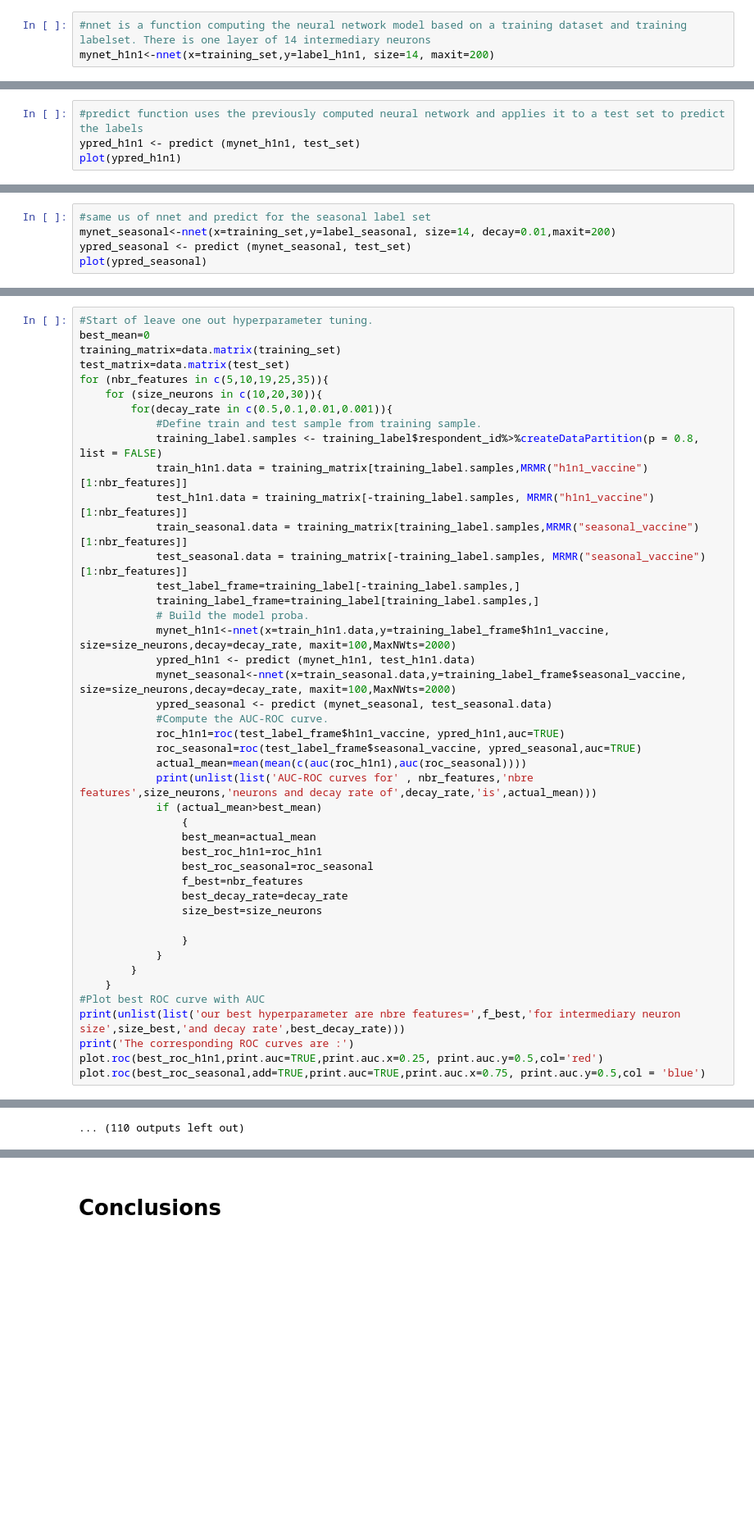
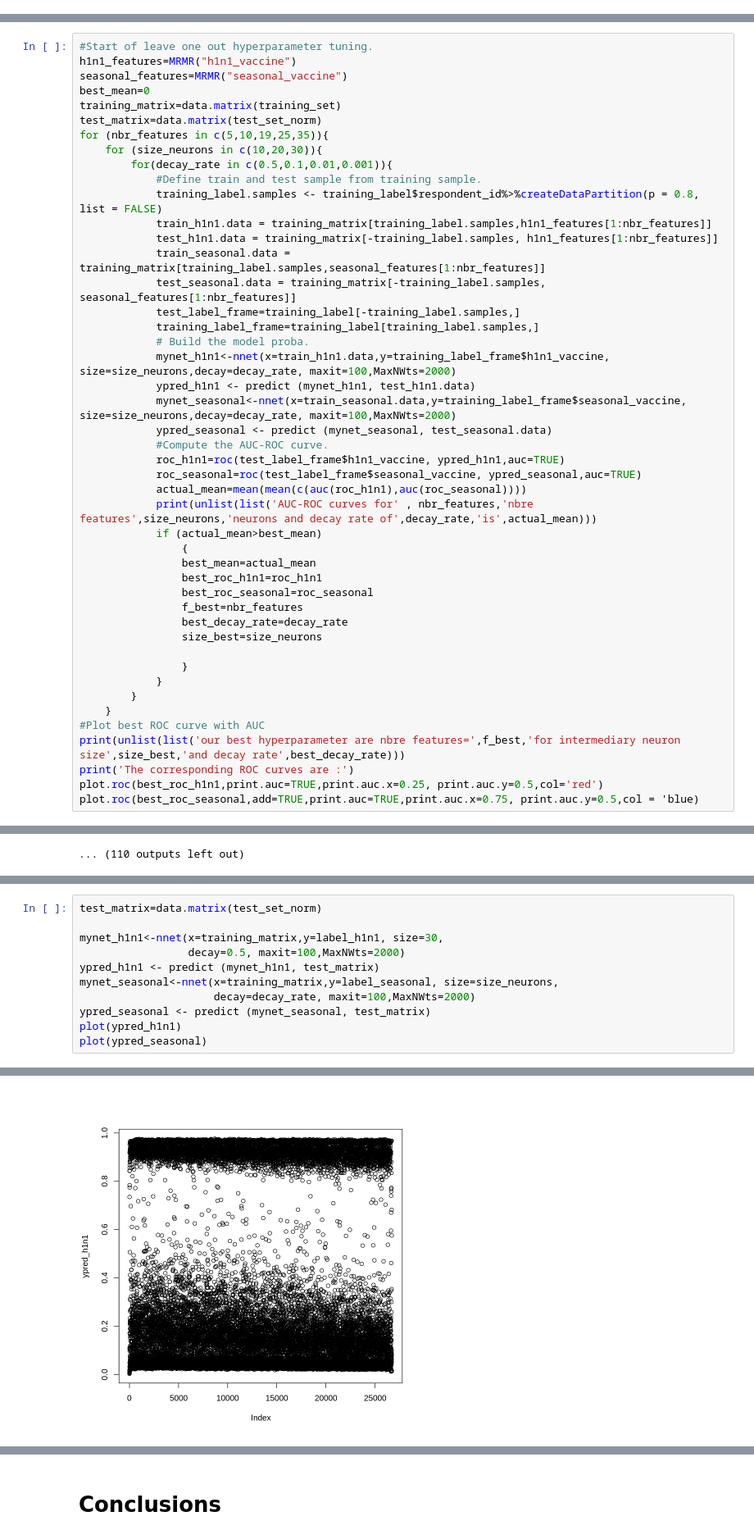
Before and after one commit to jogjini/Predict-H1N1-and-Seasonal-Flu-Vaccines, a Jupyter notebook: ReportTemplate.ipynb, the cells around one changed output, grey strips where cells are left out. Shown at 82% size. Drawn from its saved outputs; the diff is of its cells as text; blank space fills up the shorter version.

```diff
--- a/ReportTemplate.ipynb
+++ b/ReportTemplate.ipynb
@@ -959,6 +1040,3 @@ nnet is a function computing a neural network trained on a training set to be ca
    - size - defines the number of intermediate neurons. It seems that the number of weights cannot exceed a certain amount, therefore the total number of neurons (first and second layer) is also limited.
    - na.action - to define actions in case of na. As datasets are completed, this function is not needed
    ![Picture1.png](attachment:Picture1.png)
-# %%
-#nnet is a function computing the neural network model based on a training dataset and training labelset. There is one layer of 14 intermediary neurons
-mynet_h1n1<-nnet(x=training_set,y=label_h1n1, size=14, maxit=200)
@@ -983,4 +1042,0 @@ stopped after 200 iterations
-# %%
-#predict function uses the previously computed neural network and applies it to a test set to predict the labels
-ypred_h1n1 <- predict (mynet_h1n1, test_set)
-plot(ypred_h1n1)
@@ -989,5 +1042,0 @@ plot(ypred_h1n1)
-# %%
-#same us of nnet and predict for the seasonal label set
-mynet_seasonal<-nnet(x=training_set,y=label_seasonal, size=14, decay=0.01,maxit=200)
-ypred_seasonal <- predict (mynet_seasonal, test_set)
-plot(ypred_seasonal)
@@ -1016,18 +1046,20 @@ submit<-data.frame(training_label[,1],ypred_h1n1,ypred_seasonal)
 write.csv(submit,"C:/Users/Admin/Documents/ULB/Cours/INFO-F422/Projet/submit.csv", row.names = TRUE)
 # %%
 #Start of leave one out hyperparameter tuning.
+h1n1_features=MRMR("h1n1_vaccine")
+seasonal_features=MRMR("seasonal_vaccine")
 best_mean=0
 training_matrix=data.matrix(training_set)
-test_matrix=data.matrix(test_set)
+test_matrix=data.matrix(test_set_norm)
 for (nbr_features in c(5,10,19,25,35)){
     for (size_neurons in c(10,20,30)){
         for(decay_rate in c(0.5,0.1,0.01,0.001)){
             #Define train and test sample from training sample.
             training_label.samples <- training_label$respondent_id%>%createDataPartition(p = 0.8, list = FALSE)
-            train_h1n1.data = training_matrix[training_label.samples,MRMR("h1n1_vaccine")[1:nbr_features]]
-            test_h1n1.data = training_matrix[-training_label.samples, MRMR("h1n1_vaccine")[1:nbr_features]]
-            train_seasonal.data = training_matrix[training_label.samples,MRMR("seasonal_vaccine")[1:nbr_features]]
-            test_seasonal.data = training_matrix[-training_label.samples, MRMR("seasonal_vaccine")[1:nbr_features]]
+            train_h1n1.data = training_matrix[training_label.samples,h1n1_features[1:nbr_features]]
+            test_h1n1.data = training_matrix[-training_label.samples, h1n1_features[1:nbr_features]]
+            train_seasonal.data = training_matrix[training_label.samples,seasonal_features[1:nbr_features]]
+            test_seasonal.data = training_matrix[-training_label.samples, seasonal_features[1:nbr_features]]
             test_label_frame=training_label[-training_label.samples,]
             training_label_frame=training_label[training_label.samples,]
             # Build the model proba.
@@ -1057,7 +1089,7 @@ for (nbr_features in c(5,10,19,25,35)){
 print(unlist(list('our best hyperparameter are nbre features=',f_best,'for intermediary neuron size',size_best,'and decay rate',best_decay_rate)))
 print('The corresponding ROC curves are :')
 plot.roc(best_roc_h1n1,print.auc=TRUE,print.auc.x=0.25, print.auc.y=0.5,col='red')
-plot.roc(best_roc_seasonal,add=TRUE,print.auc=TRUE,print.auc.x=0.75, print.auc.y=0.5,col = 'blue')
+plot.roc(best_roc_seasonal,add=TRUE,print.auc=TRUE,print.auc.x=0.75, print.auc.y=0.5,col = 'blue)
 # %% [output]
 # weights:  71
 initial  value 6442.599351
@@ -1232,0 +1481,12 @@ We see that the best AUC are obtained when feature used are between 25 and 35 th
+# %%
+test_matrix=data.matrix(test_set_norm)
+
+mynet_h1n1<-nnet(x=training_matrix,y=label_h1n1, size=30,
+                 decay=0.5, maxit=100,MaxNWts=2000)
+ypred_h1n1 <- predict (mynet_h1n1, test_matrix)
+mynet_seasonal<-nnet(x=training_matrix,y=label_seasonal, size=size_neurons,
+                     decay=decay_rate, maxit=100,MaxNWts=2000)
+ypred_seasonal <- predict (mynet_seasonal, test_matrix)
+plot(ypred_h1n1)
+plot(ypred_seasonal)
+# %% [output]
@@ -1232,0 +1510 @@ We see that the best AUC are obtained when feature used are between 25 and 35 th
+[figure, added]
```
Also changed, not shown: parts of 23 cells of this notebook.
